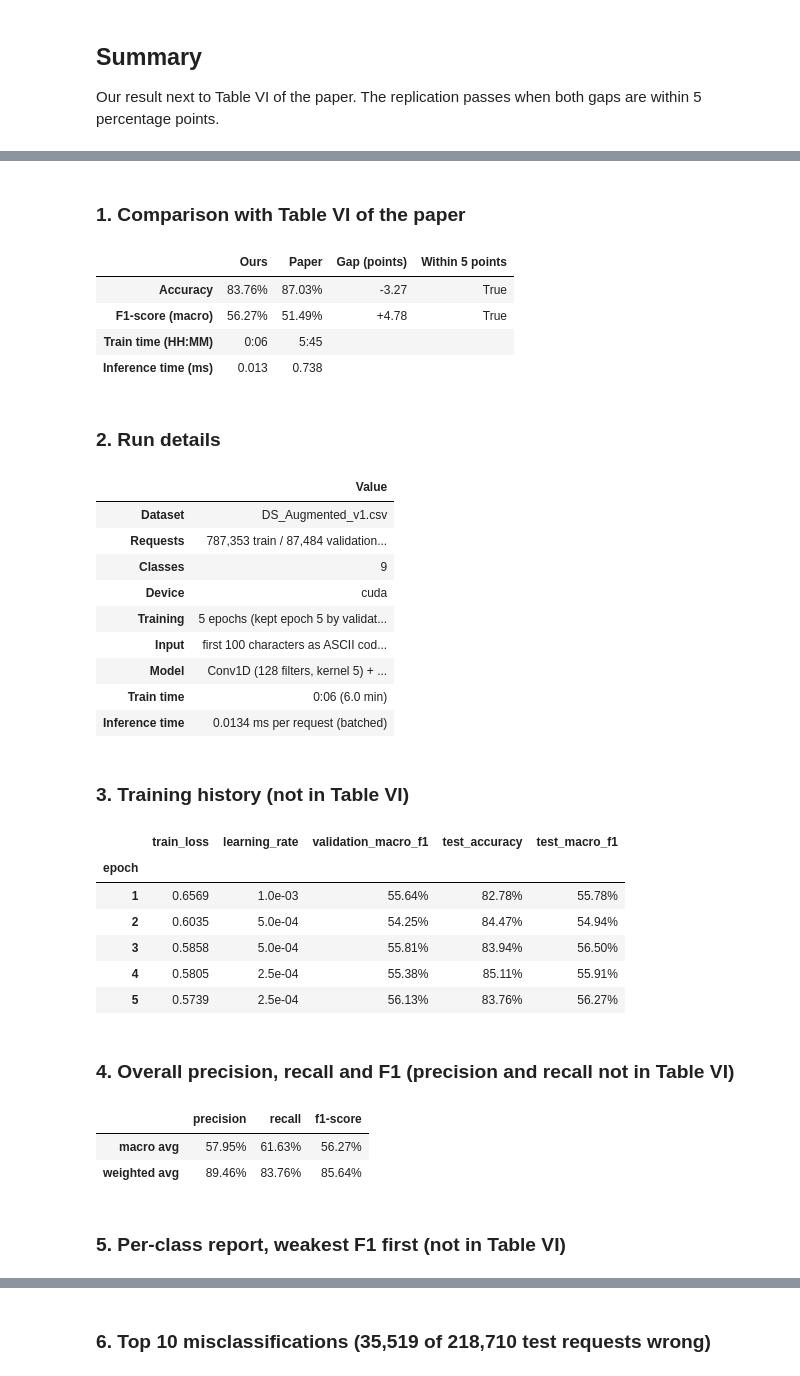
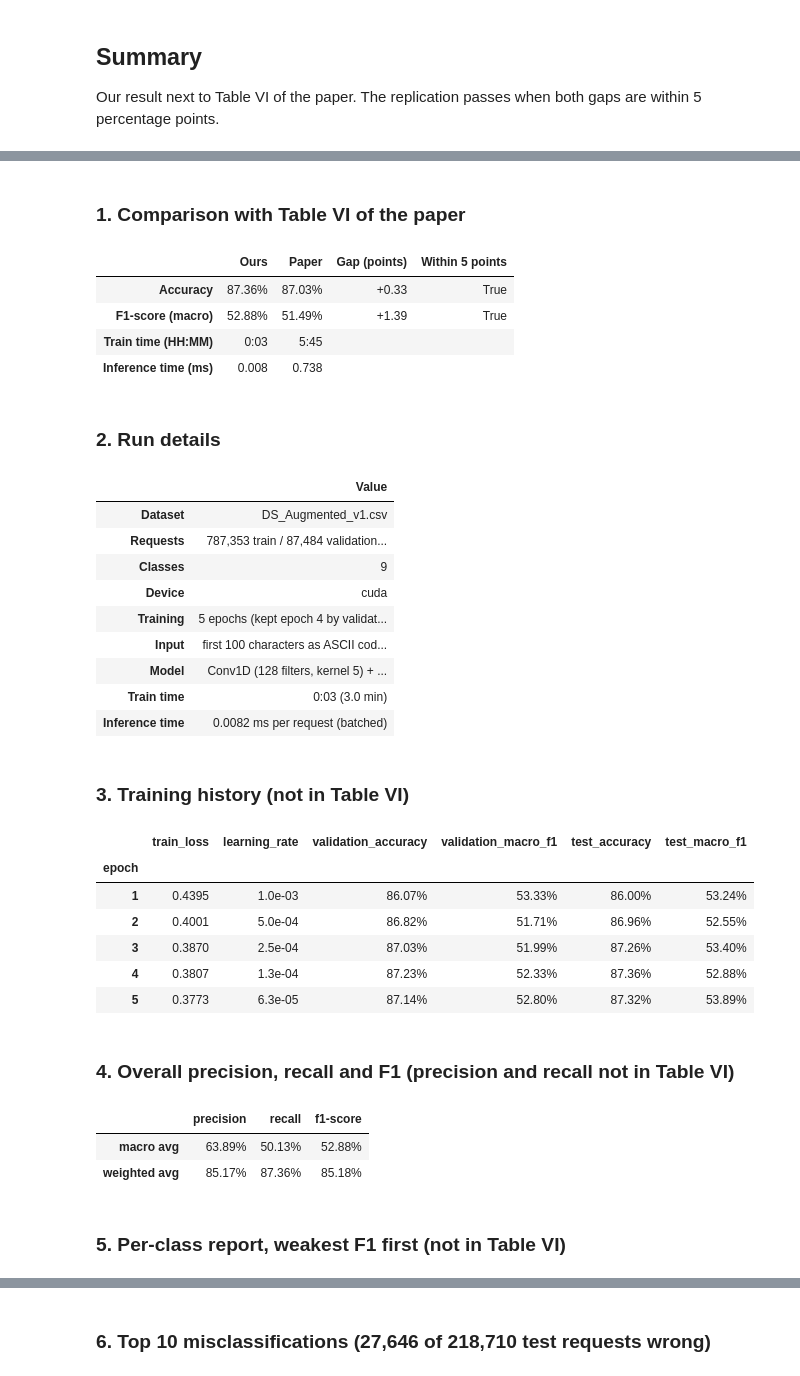
Before and after one commit to riomar0001/project-argus, a Jupyter notebook: src/notebooks/baseline/ds-augmented-v1.ipynb, the cells around one changed output, grey strips where cells are left out. Saved outputs shown, nothing was run; the diff lists cells and outputs as text; code cells hidden in the pictures.

```diff
--- a/src/notebooks/baseline/ds-augmented-v1.ipynb
+++ b/src/notebooks/baseline/ds-augmented-v1.ipynb
@@ -76,7 +81,7 @@ VALIDATION_FRACTION = (
     0.1  # Not in the paper; carved from the training split for early stopping.
 )
 CLASS_WEIGHT_POWER = (
-    0.5  # Not in the paper; balanced weights ** 0.5 (chosen on DS-Base).
+    0.15  # Not in the paper; balanced weights ** 0.15 (swept 0.5-0.15 on DS-Augmented).
 )
 LEARNING_RATE_DECAY_FACTOR = (
     0.5  # Not in the paper; halve when validation macro F1 stops improving.
@@ -318,7 +323,7 @@ train_sample_count = len(train_label_tensor)
 steps_per_epoch = math.ceil(train_sample_count / TRAINING_BATCH_SIZE)
 shuffle_generator = torch.Generator().manual_seed(RANDOM_SEED)
 training_start_time = time.monotonic()
-best_validation_macro_f1, best_epoch, best_model_state = -1.0, 0, None
+best_validation_accuracy, best_epoch, best_model_state = -1.0, 0, None
 
 for epoch_index in range(TRAINING_EPOCHS):
     cnn_bilstm_classifier.train()
@@ -364,15 +369,18 @@ for epoch_index in range(TRAINING_EPOCHS):
         epoch_predictions = predict_in_batches(
             cnn_bilstm_classifier, test_character_codes
         )
+        validation_predictions = predict_in_batches(
+            cnn_bilstm_classifier, validation_character_codes
+        )
+        validation_accuracy = 100 * accuracy_score(
+            validation_labels, validation_predictions
+        )
         validation_macro_f1 = 100 * f1_score(
-            validation_labels,
-            predict_in_batches(cnn_bilstm_classifier, validation_character_codes),
-            average="macro",
-            zero_division=0,
+            validation_labels, validation_predictions, average="macro", zero_division=0
         )
         learning_rate_scheduler.step(validation_macro_f1)
-        if validation_macro_f1 > best_validation_macro_f1:
-            best_validation_macro_f1, best_epoch = validation_macro_f1, epoch_index + 1
+        if validation_accuracy > best_validation_accuracy:
+            best_validation_accuracy, best_epoch = validation_accuracy, epoch_index + 1
             best_model_state = copy.deepcopy(cnn_bilstm_classifier.state_dict())
         epoch_average_loss = epoch_loss_sum.item() / steps_per_epoch
         if not math.isfinite(epoch_average_loss):
@@ -384,6 +392,7 @@ for epoch_index in range(TRAINING_EPOCHS):
                 "epoch": epoch_index + 1,
                 "train_loss": epoch_average_loss,
                 "learning_rate": optimizer.param_groups[0]["lr"],
+                "validation_accuracy": validation_accuracy,
                 "validation_macro_f1": validation_macro_f1,
                 "test_accuracy": 100 * accuracy_score(test_labels, epoch_predictions),
                 "test_macro_f1": 100
@@ -414,7 +423,7 @@ cnn_bilstm_classifier.load_state_dict(
     best_model_state
 )  # Early stopping: keep the best epoch.
 log_progress(
-    f"kept epoch {best_epoch} (validation macro F1 {best_validation_macro_f1:.2f}%)"
+    f"kept epoch {best_epoch} (validation accuracy {best_validation_accuracy:.2f}%)"
 )
 training_history = pd.DataFrame(training_history).set_index("epoch")
 training_history
@@ -685,7 +695,7 @@ run_details = pd.DataFrame(
             f"{len(class_names)}",
             str(device),
             (
-                f"{TRAINING_EPOCHS} epochs (kept epoch {best_epoch} by validation macro F1), batch {TRAINING_BATCH_SIZE}, "
+                f"{TRAINING_EPOCHS} epochs (kept epoch {best_epoch} by validation accuracy), batch {TRAINING_BATCH_SIZE}, "
                 f"Adam (default learning rate, halved on plateau), class weights balanced ** {CLASS_WEIGHT_POWER}, "
                 f"gradient clip {GRADIENT_CLIP_NORM}"
             ),
@@ -717,6 +727,7 @@ display(
         {
             "train_loss": "{:.4f}",
             "learning_rate": "{:.1e}",
+            "validation_accuracy": "{:.2f}%",
             "validation_macro_f1": "{:.2f}%",
             "test_accuracy": "{:.2f}%",
             "test_macro_f1": "{:.2f}%",
@@ -802,50 +813,50 @@ notes = [
     (
         f"Lowest precision: **{class_precision.idxmin()}** ({class_precision.min():.4f}). The class-weighted loss "
         "favours recall on rare classes, which can cost precision and so macro F1."
     ),
 ]
 if top_mistakes.empty:
     notes.append("No test request was misclassified.")
 else:
     worst = top_mistakes.iloc[0]
     notes.append(
         f"Most common mistake: {worst['True class']} predicted as {worst['Predicted as']} "
         f"({worst['Requests']:,} requests, {worst['% of true class']:.2f}% of that class)."
     )
 notes.append(
     f"Train and inference times aren't comparable to the paper's: it trained on an 8-vCPU CPU server, this run used {device}."
 )
 display(Markdown("### 7. Notes\n\n" + "\n".join(f"- {note}" for note in notes)))
 # %% [output]
 ## Final results: CNN-BiLSTM on DS_Augmented_v1.csv (PASSED, within 5 points)
 ### 1. Comparison with Table VI of the paper
 |  | Ours | Paper | Gap (points) | Within 5 points |
-| Accuracy | 83.76% | 87.03% | -3.27 | True |
-| F1-score (macro) | 56.27% | 51.49% | +4.78 | True |
-| Train time (HH:MM) | 0:06 | 5:45 |  |  |
-| Inference time (ms) | 0.013 | 0.738 |  |  |
+| Accuracy | 87.36% | 87.03% | +0.33 | True |
+| F1-score (macro) | 52.88% | 51.49% | +1.39 | True |
+| Train time (HH:MM) | 0:03 | 5:45 |  |  |
+| Inference time (ms) | 0.008 | 0.738 |  |  |
 ### 2. Run details
 |  | Value |
 | Dataset | DS_Augmented_v1.csv |
 | Requests | 787,353 train / 87,484 validation... |
 | Classes | 9 |
 | Device | cuda |
-| Training | 5 epochs (kept epoch 5 by validat... |
+| Training | 5 epochs (kept epoch 4 by validat... |
 | Input | first 100 characters as ASCII cod... |
 | Model | Conv1D (128 filters, kernel 5) + ... |
-| Train time | 0:06 (6.0 min) |
-| Inference time | 0.0134 ms per request (batched) |
+| Train time | 0:03 (3.0 min) |
+| Inference time | 0.0082 ms per request (batched) |
 ### 3. Training history (not in Table VI)
-|  | train_loss | learning_rate | validation_macro_f1 | test_accuracy | test_macro_f1 |
-| epoch |  |  |  |  |  |
-| 1 | 0.6569 | 1.0e-03 | 55.64% | 82.78% | 55.78% |
-| 2 | 0.6035 | 5.0e-04 | 54.25% | 84.47% | 54.94% |
-| 3 | 0.5858 | 5.0e-04 | 55.81% | 83.94% | 56.50% |
-| 4 | 0.5805 | 2.5e-04 | 55.38% | 85.11% | 55.91% |
-| 5 | 0.5739 | 2.5e-04 | 56.13% | 83.76% | 56.27% |
+|  | train_loss | learning_rate | validation_accuracy | validation_macro_f1 | test_accuracy | test_macro_f1 |
+| epoch |  |  |  |  |  |  |
+| 1 | 0.4395 | 1.0e-03 | 86.07% | 53.33% | 86.00% | 53.24% |
+| 2 | 0.4001 | 5.0e-04 | 86.82% | 51.71% | 86.96% | 52.55% |
+| 3 | 0.3870 | 2.5e-04 | 87.03% | 51.99% | 87.26% | 53.40% |
+| 4 | 0.3807 | 1.3e-04 | 87.23% | 52.33% | 87.36% | 52.88% |
+| 5 | 0.3773 | 6.3e-05 | 87.14% | 52.80% | 87.32% | 53.89% |
 ### 4. Overall precision, recall and F1 (precision and recall not in Table VI)
 |  | precision | recall | f1-score |
-| macro avg | 57.95% | 61.63% | 56.27% |
-| weighted avg | 89.46% | 83.76% | 85.64% |
+| macro avg | 63.89% | 50.13% | 52.88% |
+| weighted avg | 85.17% | 87.36% | 85.18% |
 ### 5. Per-class report, weakest F1 first (not in Table VI)
 |  | precision | recall | f1-score | support |
@@ -861,2 +872,2 @@ display(Markdown("### 7. Notes\n\n" + "\n".join(f"- {note}" for note in notes)))
-### 6. Top 10 misclassifications (35,519 of 218,710 test requests wrong)
+### 6. Top 10 misclassifications (27,646 of 218,710 test requests wrong)
 | True class | Predicted as | Requests | % of true class |
```
Also changed, not shown: parts of 12 cells of this notebook, 13 other files.
